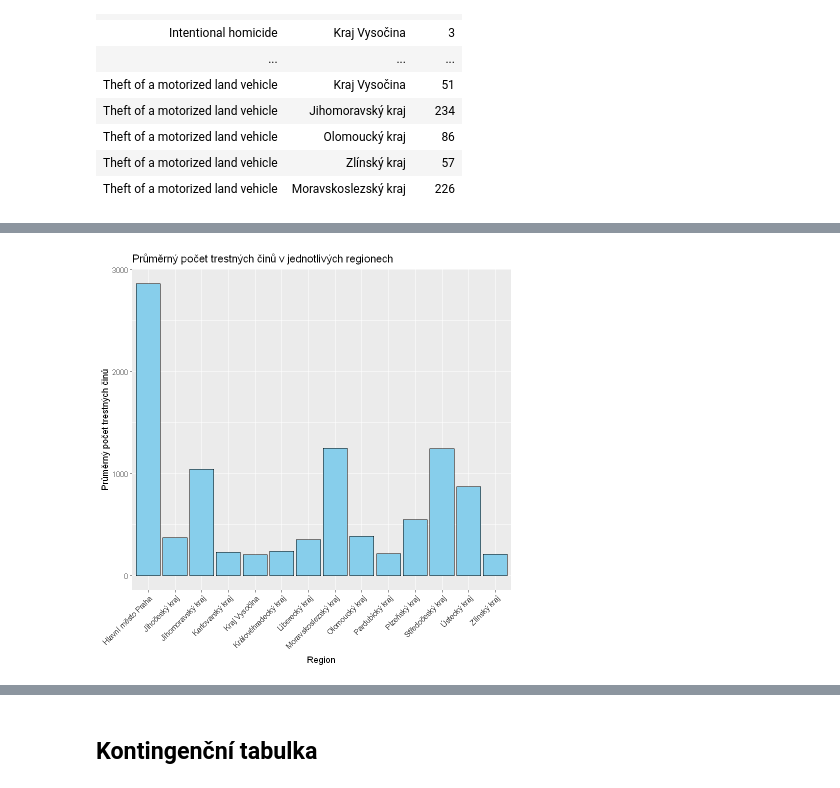
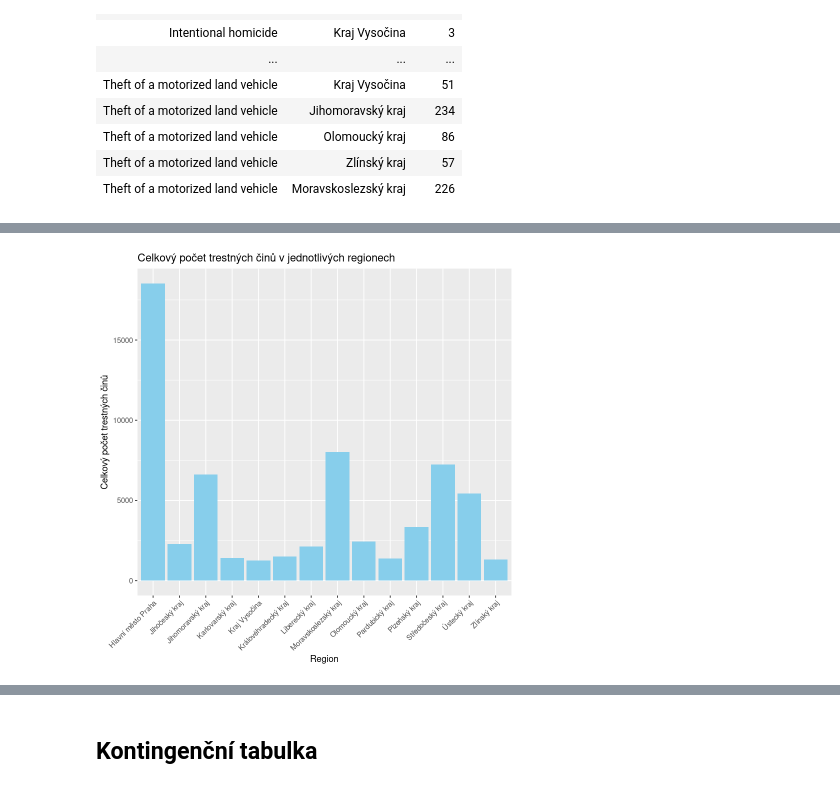
Before and after one commit to xsenyaaax/practicalStatistics, a Jupyter notebook: semestral-project.ipynb, the cells around one changed output, grey strips where cells are left out. Saved outputs shown, nothing was run; the diff lists cells and outputs as text; code cells hidden in the pictures.

Commit message:
Changed mean to summ plot. Added czech_data_no_duplicated without Theft of motor. vehicle and Burglary of house. Added pie chart

```diff
--- a/semestral-project.ipynb
+++ b/semestral-project.ipynb
@@ -217,8 +232,11 @@ print(stats_table)
 # %%
-ggplot(czech_data, aes(x = geo, y = values)) +
-  geom_bar(stat = "summary", fun = "mean", fill = "skyblue", color = "black") +
-  labs(title = "Průměrný počet trestných činů v jednotlivých regionech",
-       x = "Region", y = "Průměrný počet trestných činů") +
+czech_data_no_duplicates <- czech_data %>%
+  filter(iccs != "Burglary of private residential premises" & iccs != "Theft of a motorized land vehicle")
+
+ggplot(czech_data_no_duplicates, aes(x = geo, y = values)) +
+  geom_bar(stat = "summary", fun = "sum", fill = "skyblue") +
+  labs(title = "Celkový počet trestných činů v jednotlivých regionech",
+       x = "Region", y = "Celkový počet trestných činů") +
   theme(axis.text.x = element_text(angle = 45, hjust = 1))
 # %% [output]
-[figure, old version]
+[figure, new version]
```
Also changed, not shown: parts of 9 cells of this notebook.
